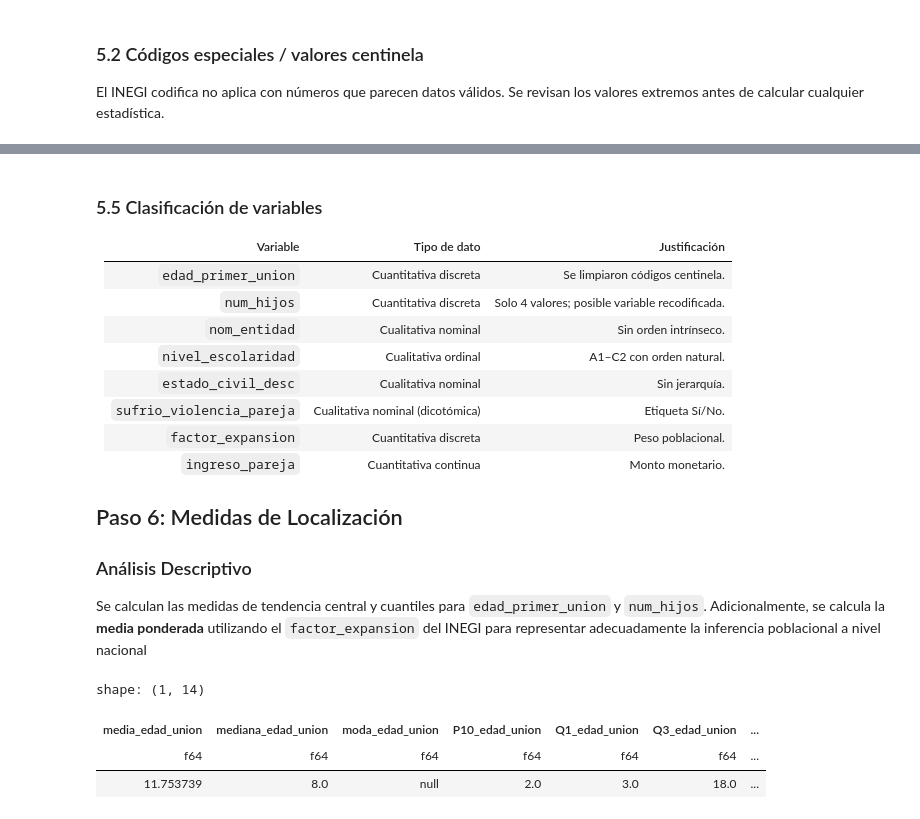
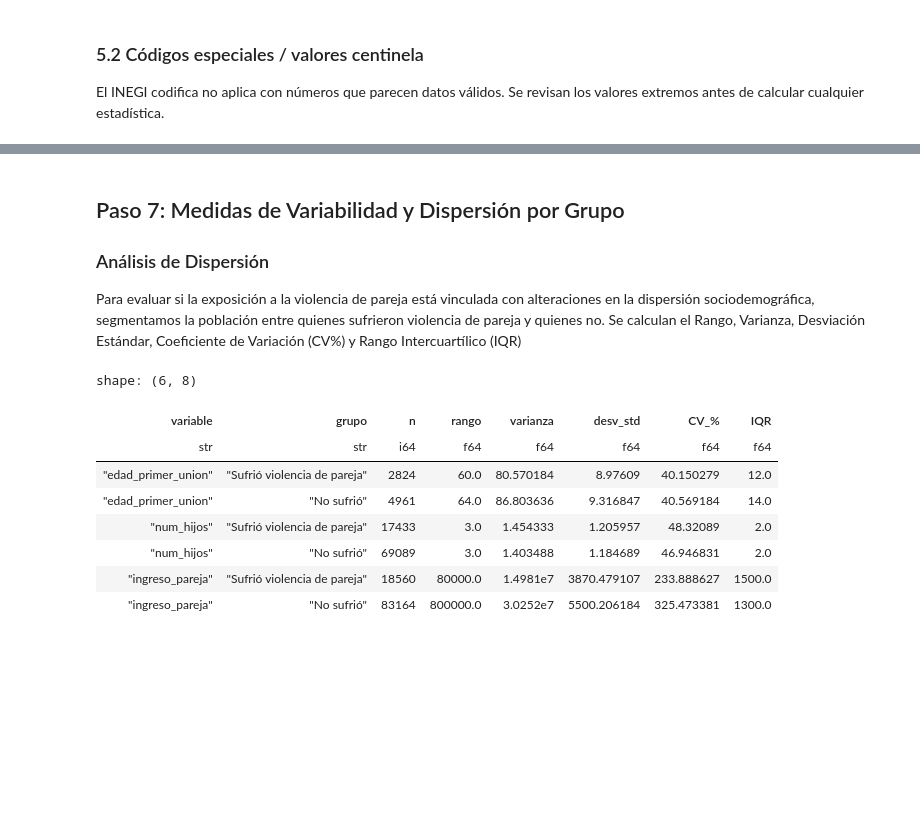
Before and after one commit to ErickLuisJuarez/Practica_Endireh_Almacenes_Datos, a Jupyter notebook: notebooks/endireh_practica3.ipynb, the cells around one changed output, grey strips where cells are left out. Cells and saved outputs as stored; diff of their text form; code cells hidden in the pictures; blank space fills up the shorter version.

```diff
--- a/notebooks/endireh_practica3.ipynb
+++ b/notebooks/endireh_practica3.ipynb
@@ -248,16 +234,5 @@ cuántos son.
 # %%
-#Aplicamos la imputación condicional y guardado en Parquet
-df_procesado = df_tipos.with_columns([
-    pl.when(pl.col("pareja_trabaja_desc") == "No")
-      .then(0.0)
-      .otherwise(pl.col("ingreso_pareja"))
-      .alias("ingreso_pareja"),
-])
-
-from config.rutas import ARCHIVO_ENDIREH_PROCESSED
-
-#Creación de directorio y exportación
-RUTA_DATA_PROCESSED.mkdir(parents=True, exist_ok=True)
-df_procesado.write_parquet(RUTA_DATA_PROCESSED / ARCHIVO_ENDIREH_PROCESSED)
-print("Dataset procesado guardado exitosamente en:", RUTA_DATA_PROCESSED / ARCHIVO_ENDIREH_PROCESSED)
+#Cálculo de localización sin ponderar usando la función de src/visualization/eda.py
+resumen_localizacion = calcular_medidas_localizacion(df_procesado)
+resumen_localizacion
 # %% [output]
@@ -273,44 +263,28 @@ Guardado en: /mnt/disco_nuevo/Documentos/Practica3_Almacenes_Datos/data/data-pro
 # %% [markdown]
-### 5.5 Clasificación de variables
+## Paso 7: Medidas de Variabilidad y Dispersión por Grupo
 
-| Variable | Tipo de dato | Justificación |
-|---|---|---|
-| `edad_primer_union` | Cuantitativa discreta | Se limpiaron códigos centinela. |
-| `num_hijos` | Cuantitativa discreta | Solo 4 valores; posible variable recodificada. |
-| `nom_entidad` | Cualitativa nominal | Sin orden intrínseco. |
-| `nivel_escolaridad` | Cualitativa ordinal | A1–C2 con orden natural. |
-| `estado_civil_desc` | Cualitativa nominal | Sin jerarquía. |
-| `sufrio_violencia_pareja` | Cualitativa nominal (dicotómica) | Etiqueta Sí/No. |
-| `factor_expansion` | Cuantitativa discreta | Peso poblacional. |
-| `ingreso_pareja` | Cuantitativa continua | Monto monetario. |
-
-## Paso 6: Medidas de Localización
-
-### Análisis Descriptivo
-Se calculan las medidas de tendencia central y cuantiles para `edad_primer_union` y `num_hijos`. Adicionalmente, se calcula la **media ponderada** utilizando el `factor_expansion` del INEGI para representar adecuadamente la inferencia poblacional a nivel nacional
+### Análisis de Dispersión
+Para evaluar si la exposición a la violencia de pareja está vinculada con alteraciones en la dispersión sociodemográfica, segmentamos la población entre quienes sufrieron violencia de pareja y quienes no. Se calculan el Rango, Varianza, Desviación Estándar, Coeficiente de Variación (CV%) y Rango Intercuartílico (IQR)
 # %%
-#Cálculo de localización sin ponderar
-resumen_localizacion = df_procesado.select([
-    pl.col("edad_primer_union").mean().alias("media_edad_union"),
-    pl.col("edad_primer_union").median().alias("mediana_edad_union"),
-    pl.col("edad_primer_union").mode().first().alias("moda_edad_union"),
-    pl.col("edad_primer_union").quantile(0.10).alias("P10_edad_union"),
-    pl.col("edad_primer_union").quantile(0.25).alias("Q1_edad_union"),
-    pl.col("edad_primer_union").quantile(0.75).alias("Q3_edad_union"),
-    pl.col("edad_primer_union").quantile(0.90).alias("P90_edad_union"),
-    pl.col("edad_primer_union").count().alias("n_no_nulo_edad_union"),
+#Iteración por variable y por grupo de violencia de pareja usando la función de src/visualization/eda.py
+filas = []
+for columna in ["edad_primer_union", "num_hijos", "ingreso_pareja"]:
+    for grupo_valor, etiqueta in [(True, "Sufrió violencia de pareja"), (False, "No sufrió")]:
+        df_grupo = df_procesado.filter(pl.col("sufrio_violencia_pareja") == grupo_valor)
+        m = calcular_medidas_variabilidad(df_grupo, columna, etiqueta)
+        if m:
+            filas.append(m)
 
-    pl.col("num_hijos").mean().alias("media_num_hijos"),
-    pl.col("num_hijos").median().alias("mediana_num_hijos"),
-    pl.col("num_hijos").mode().first().alias("moda_num_hijos"),
-    pl.col("num_hijos").quantile(0.25).alias("Q1_num_hijos"),
-    pl.col("num_hijos").quantile(0.75).alias("Q3_num_hijos"),
-    pl.col("num_hijos").count().alias("n_no_nulo_num_hijos"),
-])
-resumen_localizacion
+tabla_variabilidad = pl.DataFrame(filas)
+tabla_variabilidad
 # %% [output]
-shape: (1, 14)
+shape: (6, 8)
-| media_edad_union | mediana_edad_union | moda_edad_union | P10_edad_union | Q1_edad_union | Q3_edad_union | ... |
-| f64 | f64 | f64 | f64 | f64 | f64 | ... |
-| 11.753739 | 8.0 | null | 2.0 | 3.0 | 18.0 | ... |
+| variable | grupo | n | rango | varianza | desv_std | CV_% | IQR |
+| str | str | i64 | f64 | f64 | f64 | f64 | f64 |
+| "edad_primer_union" | "Sufrió violencia de pareja" | 2824 | 60.0 | 80.570184 | 8.97609 | 40.150279 | 12.0 |
+| "edad_primer_union" | "No sufrió" | 4961 | 64.0 | 86.803636 | 9.316847 | 40.569184 | 14.0 |
+| "num_hijos" | "Sufrió violencia de pareja" | 17433 | 3.0 | 1.454333 | 1.205957 | 48.32089 | 2.0 |
+| "num_hijos" | "No sufrió" | 69089 | 3.0 | 1.403488 | 1.184689 | 46.946831 | 2.0 |
+| "ingreso_pareja" | "Sufrió violencia de pareja" | 18560 | 80000.0 | 1.4981e7 | 3870.479107 | 233.888627 | 1500.0 |
+| "ingreso_pareja" | "No sufrió" | 83164 | 800000.0 | 3.0252e7 | 5500.206184 | 325.473381 | 1300.0 |
 # %%
```
Also changed, not shown: parts of 26 cells of this notebook, 10 other files.
